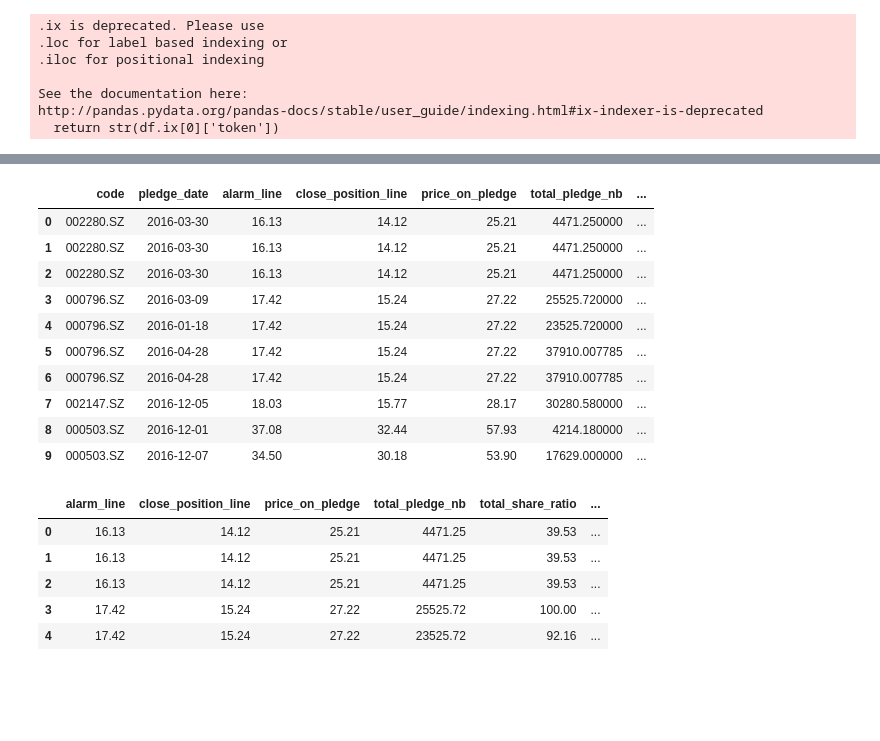
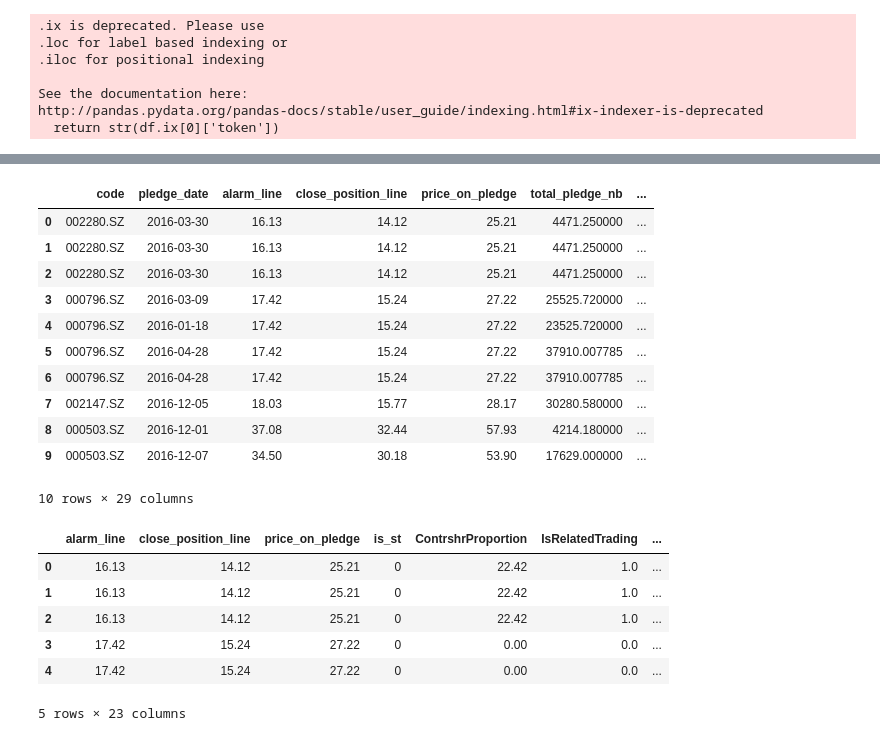
Before and after one commit to TianChenjiang/Networker, a Jupyter notebook: model/Experiment/only_stock_price_model.ipynb, the cells around one changed output, grey strips where cells are left out. Cells and saved outputs as stored; diff of their text form; code cells hidden in the pictures; blank space fills up the shorter version.

```diff
--- a/model/Experiment/only_stock_price_model.ipynb
+++ b/model/Experiment/only_stock_price_model.ipynb
@@ -44,3 +35,11 @@ code_df.values.shape
+# %%
+use = ['Symbol', 'ContrshrProportion', 'IsRelatedTrading', 'ShareholderFirstProp',
+       'ControlProportion', 'FamEntyp_1.0', 'FamEntyp_2.0', 'FamEntyp_3.0',
+       'BoardCode_P3401', 'BoardCode_P3402', 'BoardCode_P3403', 'FamStyle_1',
+       'FamStyle_2', 'ManGeneration_1.0', 'ManGeneration_2.0',
+       'FamNameStatus_1', 'FamNameStatus_2', 'FamNameStatus_3',
+       'FamNameStatus_4', 'FamNameStatus_5']
+fam = pd.read_csv('data/family_firm_clean.csv', index_col=0, usecols=use)
 # %%
 pledge = pd.read_csv('data/pledge_clean.csv', index_col=0)
 pledge['close_position_date'] = pd.to_datetime(pledge['close_position_date'])
@@ -48,6 +47,9 @@ pledge['pledge_date'] = pd.to_datetime(pledge['pledge_date'])
 # %%
 pledge = pledge.sort_values(by=['close_position_date'])
 pledge = pledge.reset_index(drop=True)
+# %%
+pledge = pledge.merge(fam, how='left', left_on='code', right_on='Symbol')
+pledge = pledge.fillna(0)
 # %%
 pledge.head(10)
 # %% [output]
@@ -62,6 +64,7 @@ pledge.head(10)
 | 7 | 002147.SZ | 2016-12-05 | 18.03 | 15.77 | 28.17 | 30280.580000 | ... |
 | 8 | 000503.SZ | 2016-12-01 | 37.08 | 32.44 | 57.93 | 4214.180000 | ... |
 | 9 | 000503.SZ | 2016-12-07 | 34.50 | 30.18 | 53.90 | 17629.000000 | ... |
+10 rows × 29 columns
 # %%
 code_price_dict = dict()
 for i in range(len(code_df)):
@@ -98,14 +103,17 @@ def get_stock_price_by_code(code, lookback, delay, pledge_date, close_position_d
 
     return close_list, non_close_list
 # %%
-pledge.drop(['code', 'pledge_date', 'close_position_date'], axis=1).head()
+pledge.drop(['code', 'pledge_date',
+             'close_position_date', 'total_pledge_nb',
+             'total_share_ratio', 'total_stock_ratio'], axis=1).head()
 # %% [output]
-|  | alarm_line | close_position_line | price_on_pledge | total_pledge_nb | total_share_ratio | ... |
-| 0 | 16.13 | 14.12 | 25.21 | 4471.25 | 39.53 | ... |
-| 1 | 16.13 | 14.12 | 25.21 | 4471.25 | 39.53 | ... |
-| 2 | 16.13 | 14.12 | 25.21 | 4471.25 | 39.53 | ... |
-| 3 | 17.42 | 15.24 | 27.22 | 25525.72 | 100.00 | ... |
-| 4 | 17.42 | 15.24 | 27.22 | 23525.72 | 92.16 | ... |
+|  | alarm_line | close_position_line | price_on_pledge | is_st | ContrshrProportion | IsRelatedTrading | ... |
+| 0 | 16.13 | 14.12 | 25.21 | 0 | 22.42 | 1.0 | ... |
+| 1 | 16.13 | 14.12 | 25.21 | 0 | 22.42 | 1.0 | ... |
+| 2 | 16.13 | 14.12 | 25.21 | 0 | 22.42 | 1.0 | ... |
+| 3 | 17.42 | 15.24 | 27.22 | 0 | 0.00 | 0.0 | ... |
+| 4 | 17.42 | 15.24 | 27.22 | 0 | 0.00 | 0.0 | ... |
+5 rows × 23 columns
 # %%
 def generator(pledge, lookback, delay, min_index, max_index, code_price_dict):
     # batch_size == delay(30)
```
Also changed, not shown: parts of 23 cells of this notebook, 2 other files.
